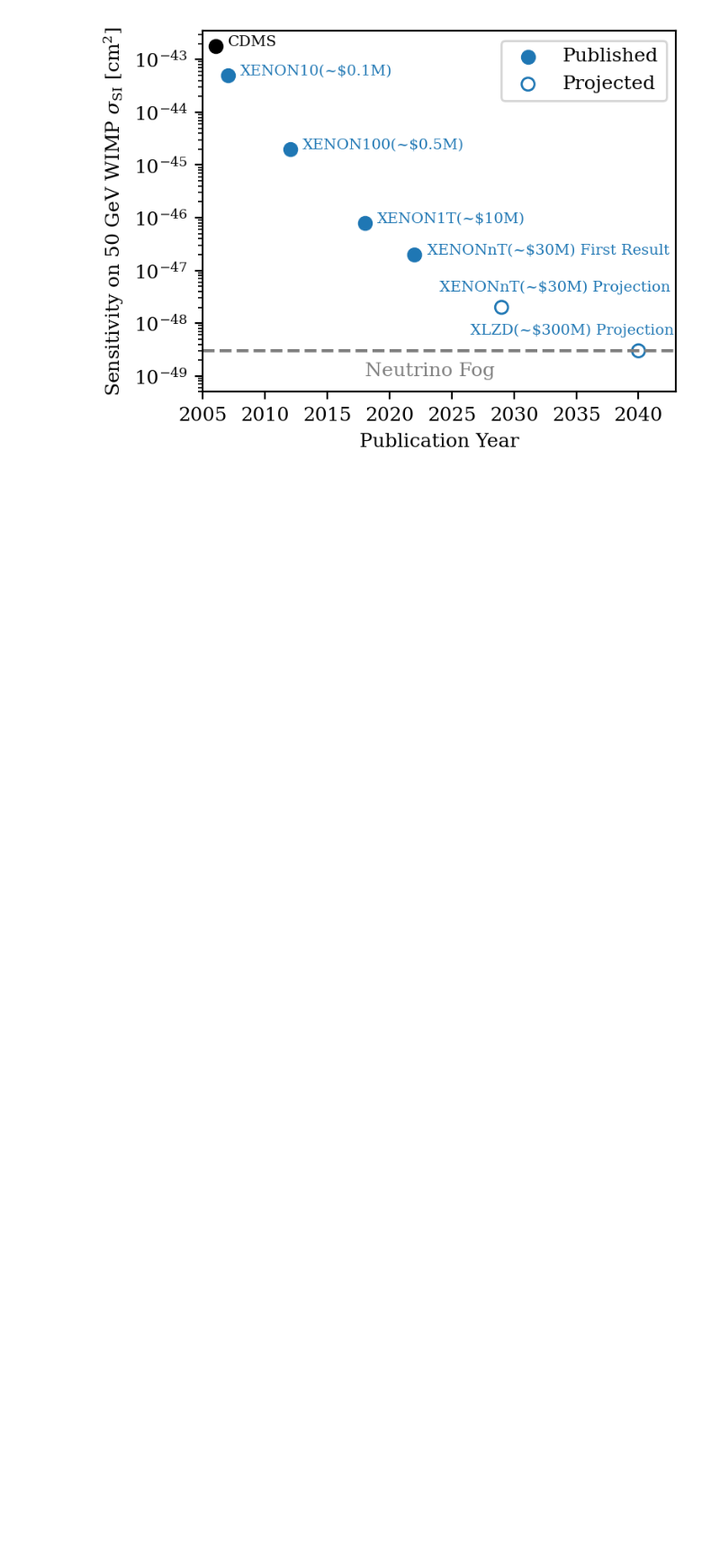
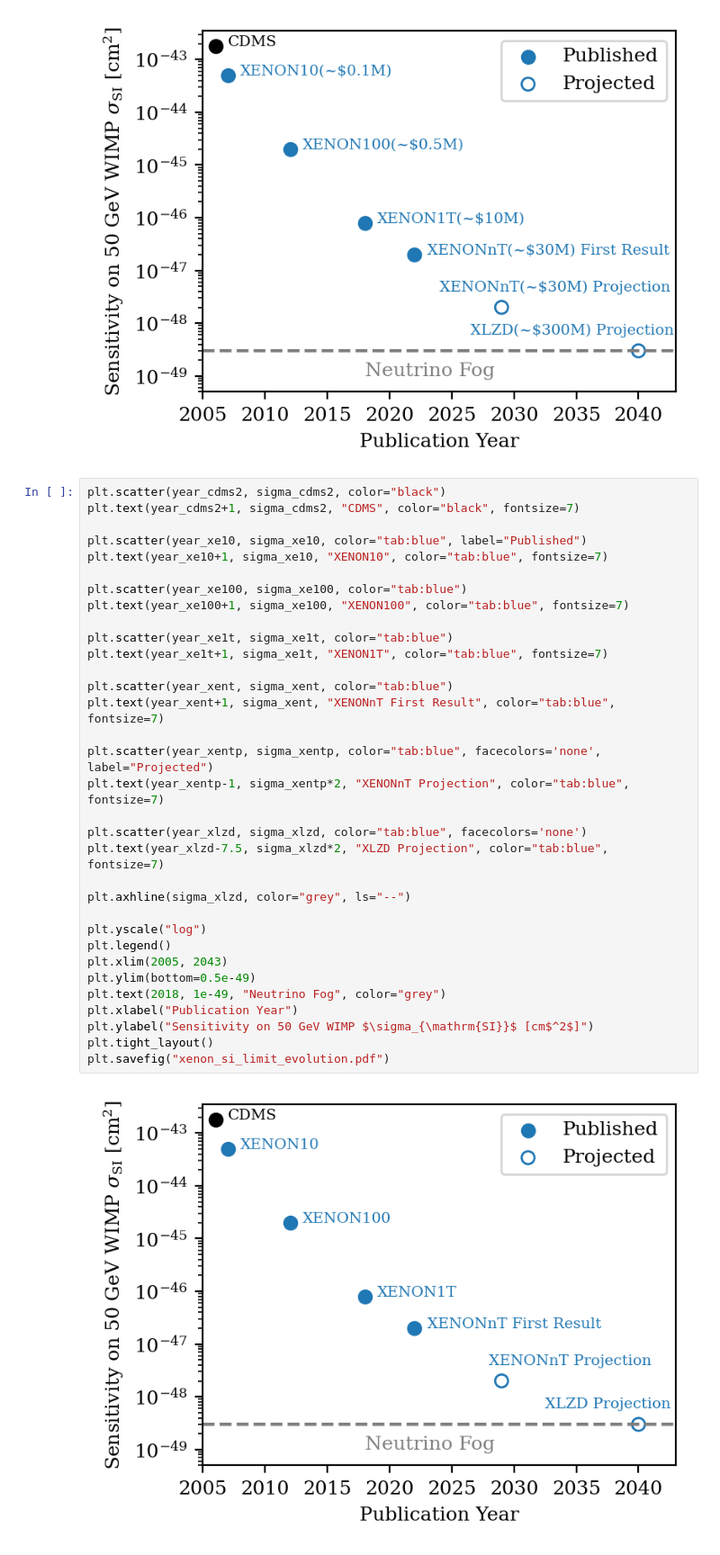
Before and after one commit to FaroutYLq/axioph, a Jupyter notebook: WIMP/xenon_evolution.ipynb, the cells around one changed output. Shown at 90% size. Drawn from its saved outputs; the diff is of its cells as text; blank space fills up the shorter version.

```diff
--- a/WIMP/xenon_evolution.ipynb
+++ b/WIMP/xenon_evolution.ipynb
@@ -72,3 +72,38 @@ plt.tight_layout()
 plt.savefig("xenon_si_limit_evolution.pdf")
 # %% [output]
 [figure]
+# %%
+plt.scatter(year_cdms2, sigma_cdms2, color="black")
+plt.text(year_cdms2+1, sigma_cdms2, "CDMS", color="black", fontsize=7)
+
+plt.scatter(year_xe10, sigma_xe10, color="tab:blue", label="Published")
+plt.text(year_xe10+1, sigma_xe10, "XENON10", color="tab:blue", fontsize=7)
+
+plt.scatter(year_xe100, sigma_xe100, color="tab:blue")
+plt.text(year_xe100+1, sigma_xe100, "XENON100", color="tab:blue", fontsize=7)
+
+plt.scatter(year_xe1t, sigma_xe1t, color="tab:blue")
+plt.text(year_xe1t+1, sigma_xe1t, "XENON1T", color="tab:blue", fontsize=7)
+
+plt.scatter(year_xent, sigma_xent, color="tab:blue")
+plt.text(year_xent+1, sigma_xent, "XENONnT First Result", color="tab:blue", fontsize=7)
+
+plt.scatter(year_xentp, sigma_xentp, color="tab:blue", facecolors='none', label="Projected")
+plt.text(year_xentp-1, sigma_xentp*2, "XENONnT Projection", color="tab:blue", fontsize=7)
+
+plt.scatter(year_xlzd, sigma_xlzd, color="tab:blue", facecolors='none')
+plt.text(year_xlzd-7.5, sigma_xlzd*2, "XLZD Projection", color="tab:blue", fontsize=7)
+
+plt.axhline(sigma_xlzd, color="grey", ls="--")
+
+plt.yscale("log")
+plt.legend()
+plt.xlim(2005, 2043)
+plt.ylim(bottom=0.5e-49)
+plt.text(2018, 1e-49, "Neutrino Fog", color="grey")
+plt.xlabel("Publication Year")
+plt.ylabel("Sensitivity on 50 GeV WIMP $\sigma_{\mathrm{SI}}$ [cm$^2$]")
+plt.tight_layout()
+plt.savefig("xenon_si_limit_evolution.pdf")
+# %% [output]
+[figure, added]
```
Also changed, not shown: 1 other file.
